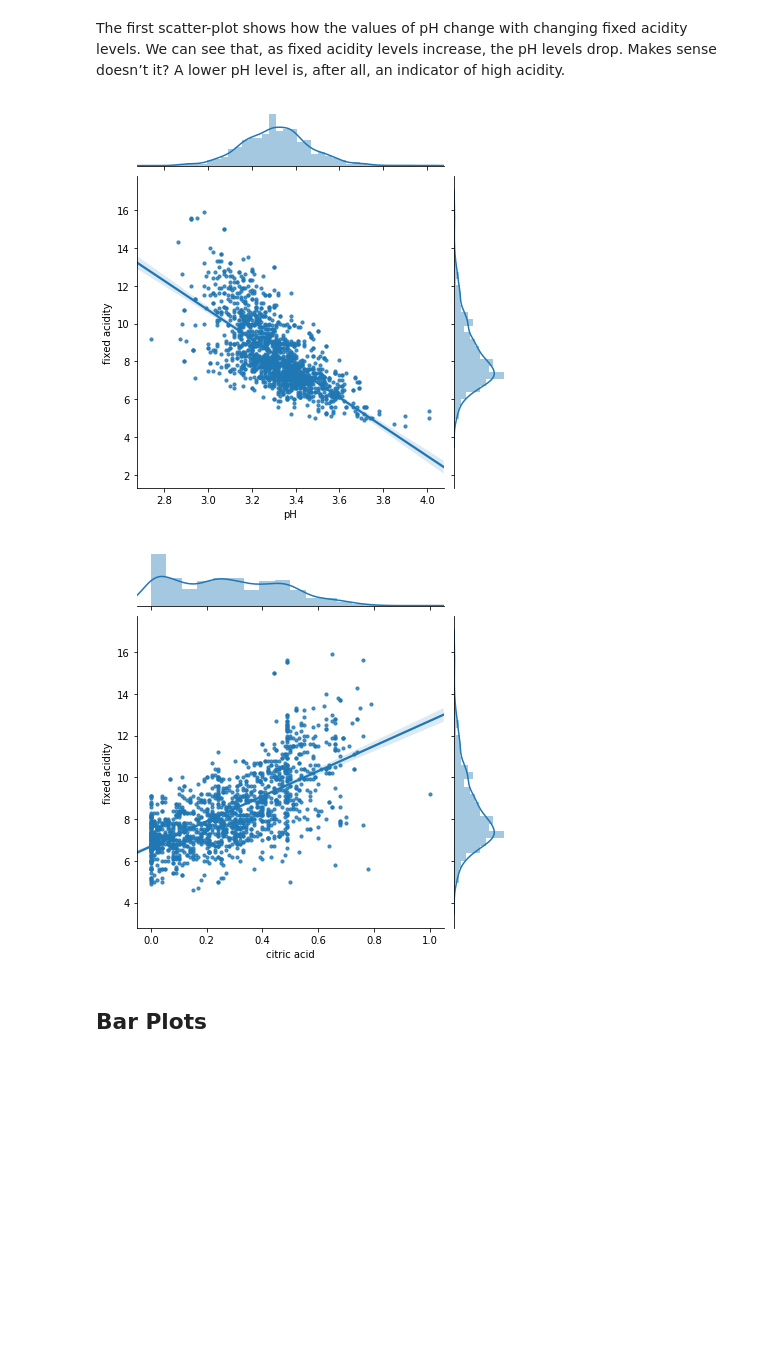
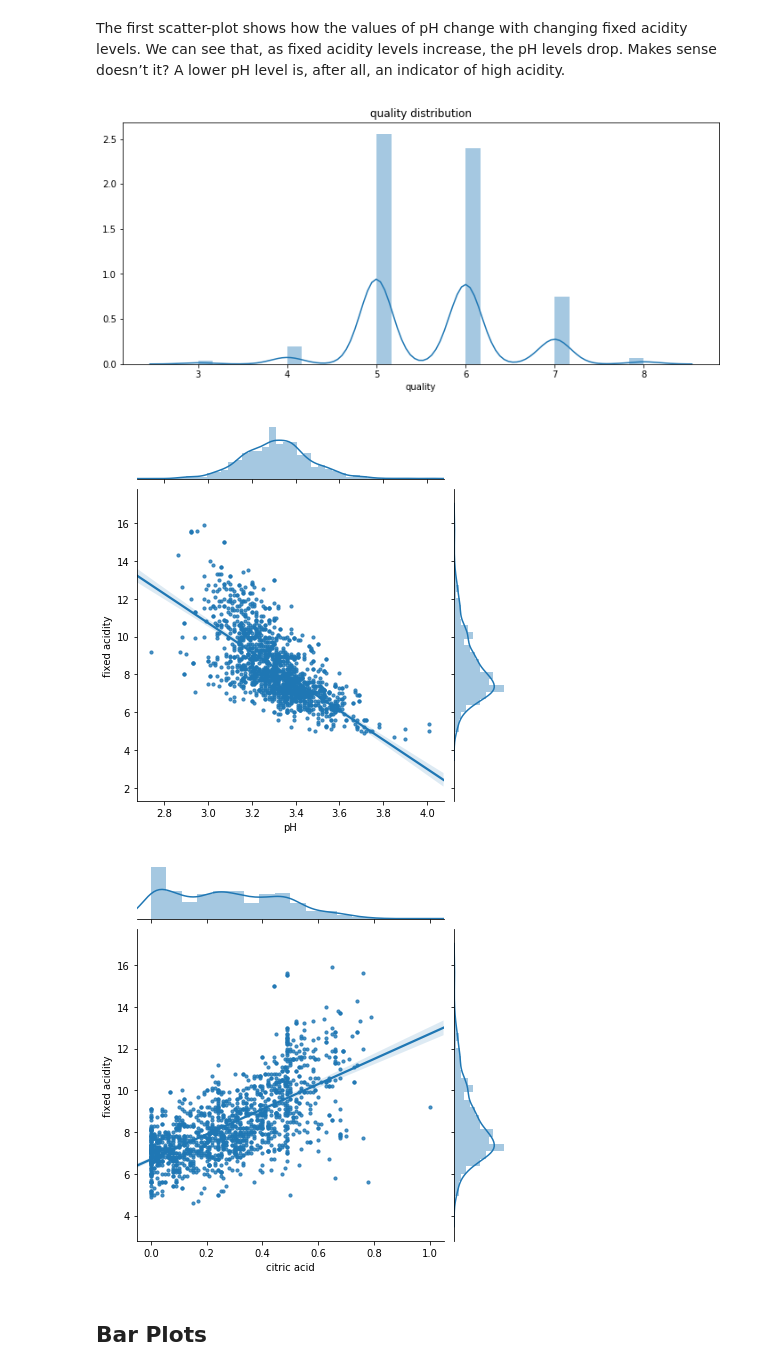
Before and after one commit to yashatgit/WineDataScience, a Jupyter notebook: Wine Analysis.ipynb, the cells around one changed output. Cells and saved outputs as stored; diff of their text form; code cells hidden in the pictures; blank space fills up the shorter version.

```diff
--- a/Wine Analysis.ipynb
+++ b/Wine Analysis.ipynb
@@ -82,10 +82,14 @@ Percentage of wines with quality 7 and above: 13.57%
 ----------
 # %%
 def plotSingleFeatureDistribution(feature):
-    # Visualize skewed continuous features of original data
-    data_feature = data[feature];
-    x = pd.Series(data_feature, name=feature)
-    sns.distplot(data_feature)
+    fig, ax = plt.subplots(1, 1, figsize=[12,5])
+    sns.distplot(data[feature], ax=ax)
+    ax.set_title(feature + ' distribution')
+    plt.show()
+
+#     data_feature = data[feature];
+#     x = pd.Series(data_feature, name=feature)
+#     sns.distplot(data_feature)
 
 
 def plotScatterplot(data):
@@ -151,14 +155,17 @@ plotCorrelationMatrix(data)
 # %% [markdown]
 The first scatter-plot shows how the values of pH change with changing fixed acidity levels. We can see that, as fixed acidity levels increase, the pH levels drop. Makes sense doesn’t it? A lower pH level is, after all, an indicator of high acidity.
 # %%
+plotSingleFeatureDistribution('quality')
+
 #Visualize the co-relation between pH and fixed Acidity
 regDistPlot('pH', 'fixed acidity')
 
 #Visualize the co-relation between citric acid and fixed Acidity
 regDistPlot('citric acid', 'fixed acidity')
 # %% [output]
-[figure, old version]
+[figure, new version]
-[figure, old version]
+[figure, new version]
+[figure, added]
 # %% [markdown]
 ## Bar Plots
 # %%
```
